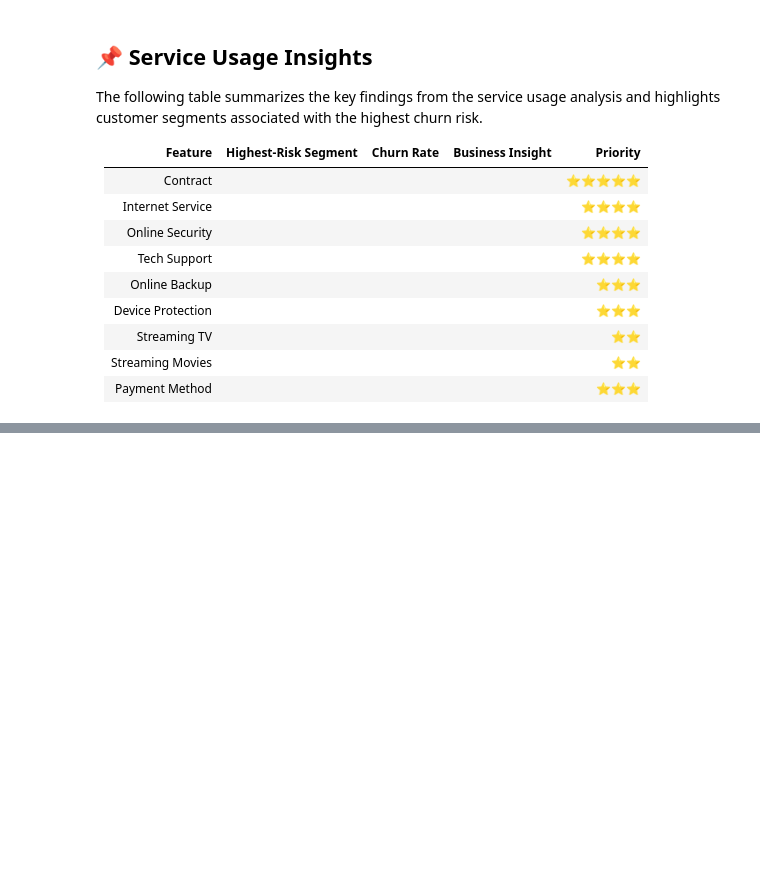
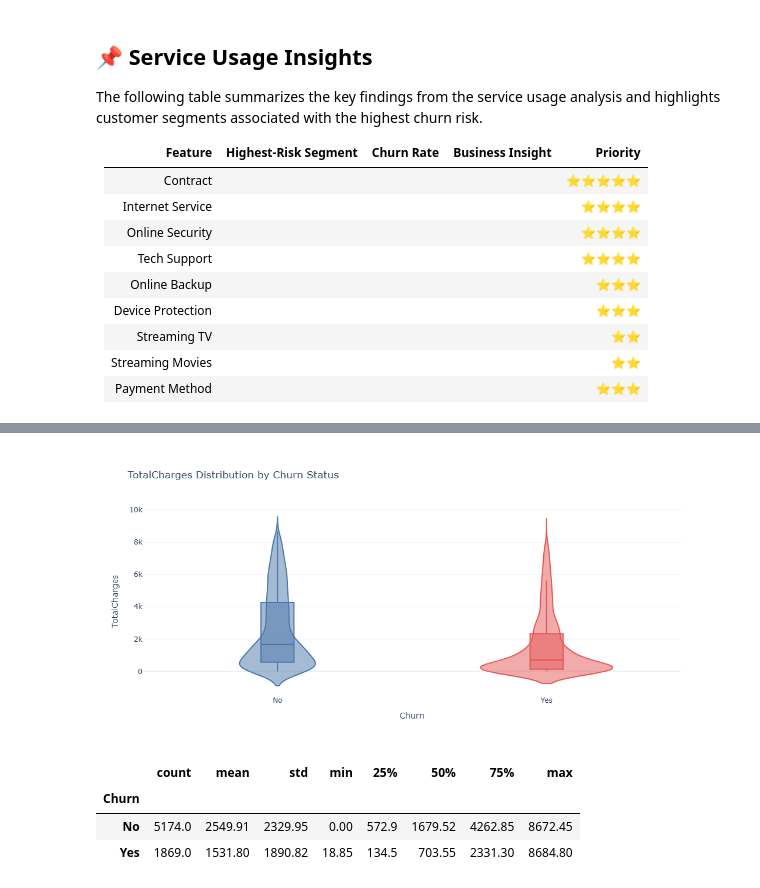
Before and after one commit to Saptaparnineogi/Customer-Churn-Risk-Assessment-and-Retention-Analytics, a Jupyter notebook: notebooks/01_EDA.ipynb, the cells around one changed output, grey strips where cells are left out. Drawn from its saved outputs; the diff is of its cells as text; code cells hidden in the pictures; blank space fills up the shorter version.

```diff
--- a/notebooks/01_EDA.ipynb
+++ b/notebooks/01_EDA.ipynb
@@ -574,0 +659,8 @@ The following table summarizes the key findings from the service usage analysis
+# %%
+plot_numeric_churn(df, "TotalCharges")
+# %% [output]
+[figure, added]
+|  | count | mean | std | min | 25% | 50% | 75% | max |
+| Churn |  |  |  |  |  |  |  |  |
+| No | 5174.0 | 2549.91 | 2329.95 | 0.00 | 572.9 | 1679.52 | 4262.85 | 8672.45 |
+| Yes | 1869.0 | 1531.80 | 1890.82 | 18.85 | 134.5 | 703.55 | 2331.30 | 8684.80 |
```
Also changed, not shown: parts of 15 cells of this notebook.
